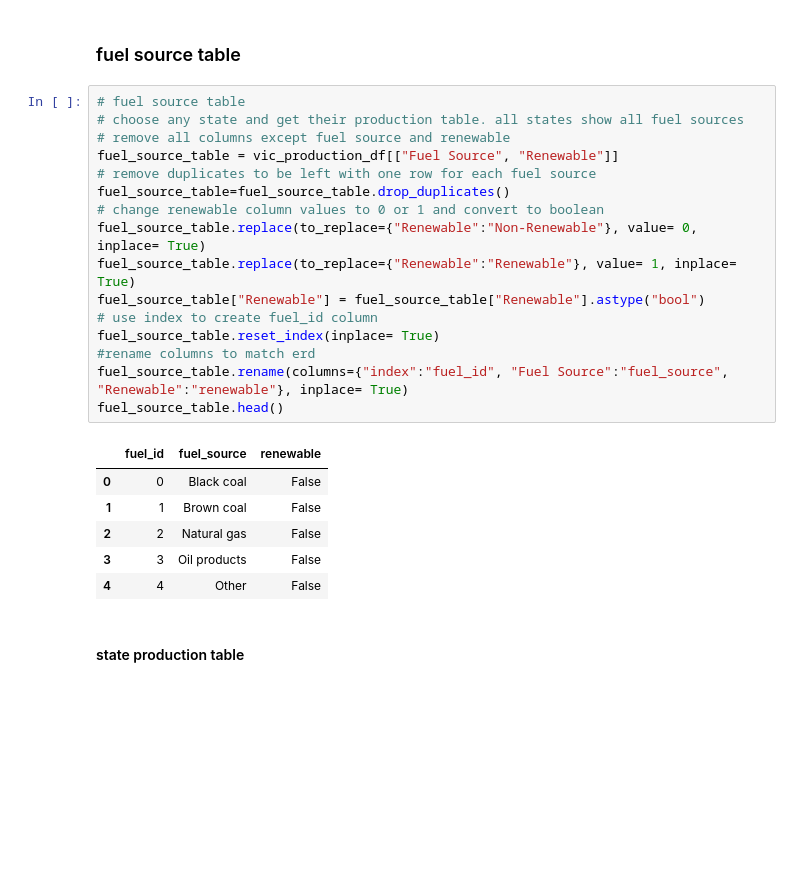
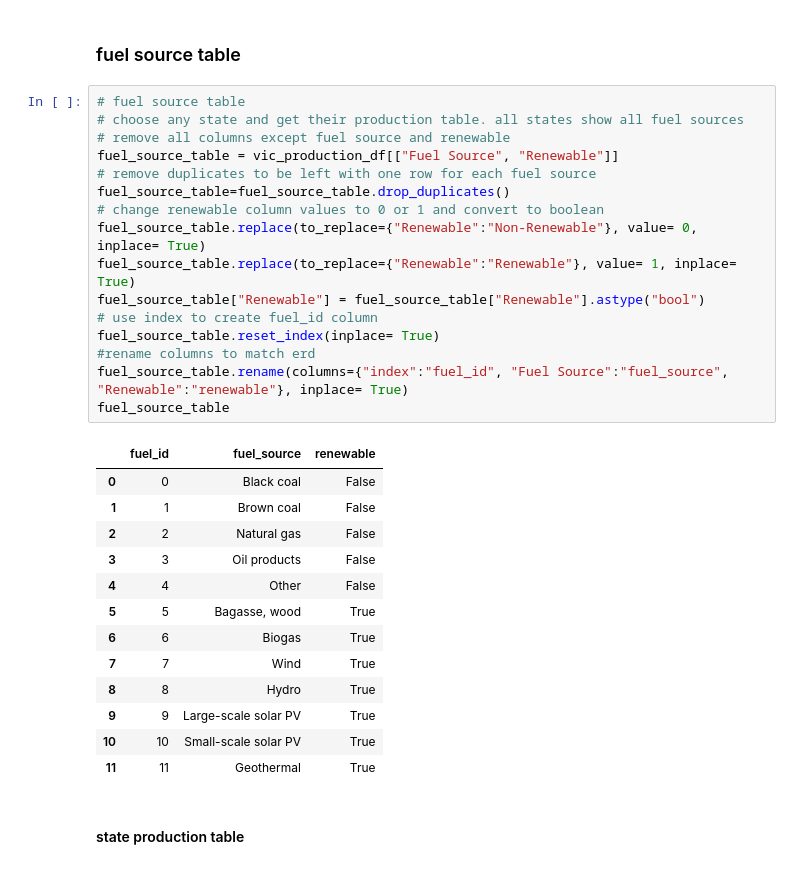
Before and after one commit to Lopokoiyit/PROJECT2-, a Jupyter notebook: data/data_cleaning.ipynb, the cells around one changed output. Drawn from its saved outputs; the diff is of its cells as text; blank space fills up the shorter version.

```diff
--- a/data/data_cleaning.ipynb
+++ b/data/data_cleaning.ipynb
@@ -355,26 +331,33 @@ financial_year_table
 # %%
 # fuel source table
 # choose any state and get their production table. all states show all fuel sources
 # remove all columns except fuel source and renewable
 fuel_source_table = vic_production_df[["Fuel Source", "Renewable"]]
 # remove duplicates to be left with one row for each fuel source
 fuel_source_table=fuel_source_table.drop_duplicates()
 # change renewable column values to 0 or 1 and convert to boolean
 fuel_source_table.replace(to_replace={"Renewable":"Non-Renewable"}, value= 0, inplace= True)
 fuel_source_table.replace(to_replace={"Renewable":"Renewable"}, value= 1, inplace= True)
 fuel_source_table["Renewable"] = fuel_source_table["Renewable"].astype("bool")
 # use index to create fuel_id column
 fuel_source_table.reset_index(inplace= True)
 #rename columns to match erd
 fuel_source_table.rename(columns={"index":"fuel_id", "Fuel Source":"fuel_source", "Renewable":"renewable"}, inplace= True)
-fuel_source_table.head()
+fuel_source_table
 # %% [output]
 |  | fuel_id | fuel_source | renewable |
 | 0 | 0 | Black coal | False |
 | 1 | 1 | Brown coal | False |
 | 2 | 2 | Natural gas | False |
 | 3 | 3 | Oil products | False |
 | 4 | 4 | Other | False |
+| 5 | 5 | Bagasse, wood | True |
+| 6 | 6 | Biogas | True |
+| 7 | 7 | Wind | True |
+| 8 | 8 | Hydro | True |
+| 9 | 9 | Large-scale solar PV | True |
+| 10 | 10 | Small-scale solar PV | True |
+| 11 | 11 | Geothermal | True |
 # %% [markdown]
 #### state production table
 # %%
```
Also changed, not shown: parts of 6 cells of this notebook, 11 other files.
